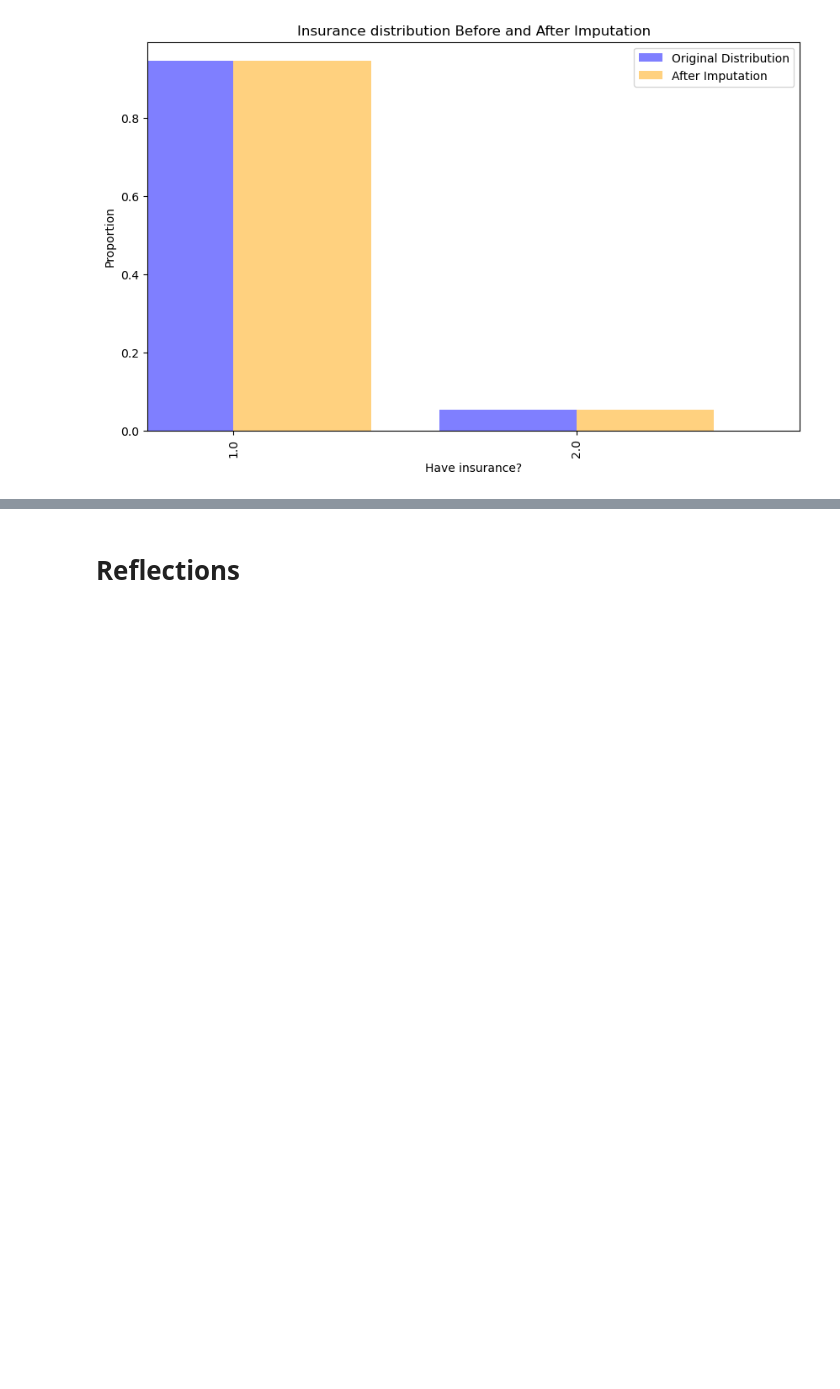
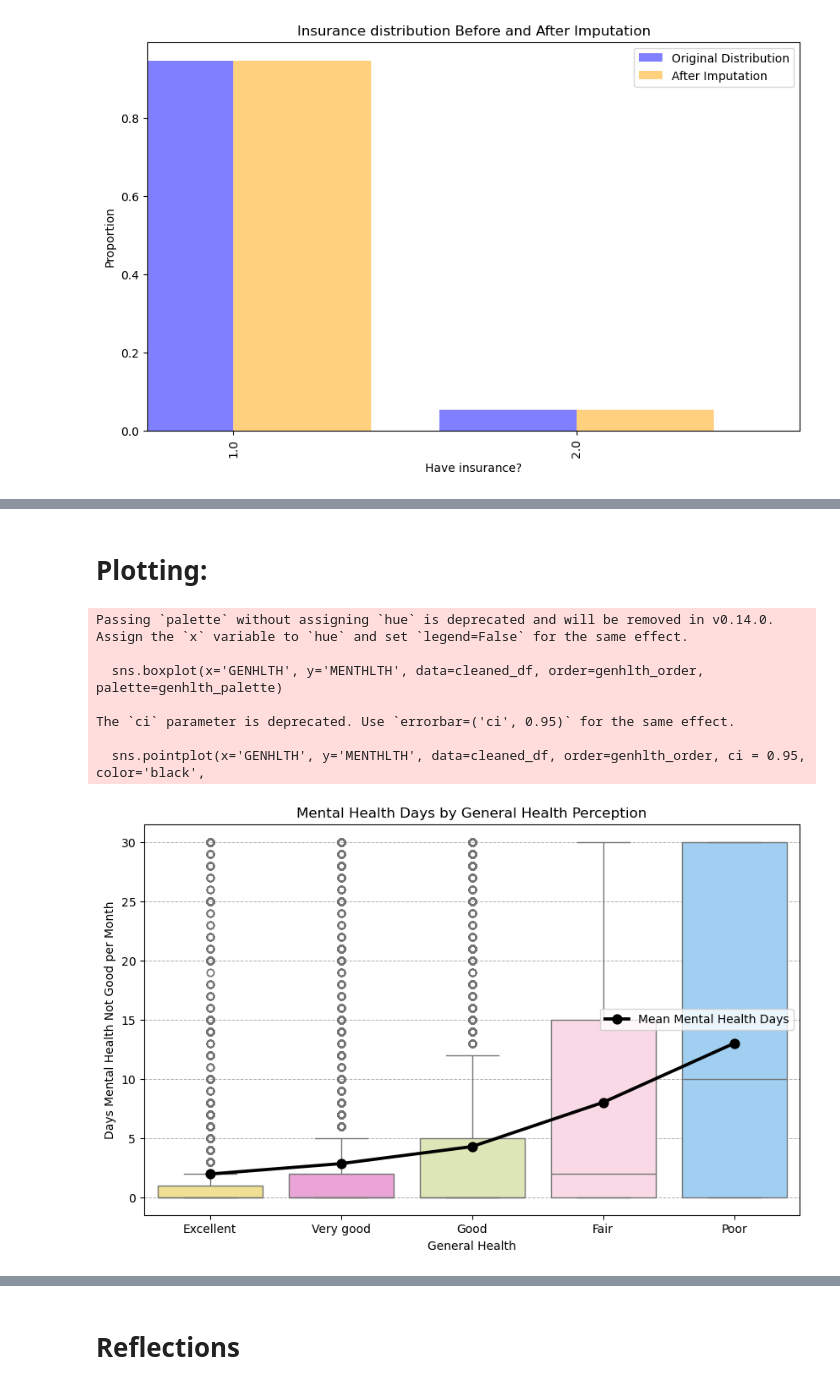
Before and after one commit to cs418-fa24/project-check-in-team-10, a Jupyter notebook: ProgressReport.ipynb, the cells around one changed output, grey strips where cells are left out. Drawn from its saved outputs; the diff is of its cells as text; code cells hidden in the pictures; blank space fills up the shorter version.

```diff
--- a/ProgressReport.ipynb
+++ b/ProgressReport.ipynb
@@ -589,0 +568,2 @@ df.to_csv('imputed_data.csv', index=False)
+# %%
+cleaned_df = pd.read_csv('imputed_data.csv')
@@ -589,0 +766,2 @@ df.to_csv('imputed_data.csv', index=False)
+# %% [markdown]
+# Plotting:
@@ -589,0 +787,33 @@ df.to_csv('imputed_data.csv', index=False)
+# %%
+genhlth_palette = {
+    'Excellent': "#FFEA85",
+    'Very good': "#F698DB",
+    'Good': "#E1EEAF",
+    'Fair': "#FFD3E4",
+    'Poor': "#92D1FF"
+}
+
+genhlth_order = ['Excellent', 'Very good', 'Good', 'Fair', 'Poor']
+
+plt.figure(figsize=(10, 6))
+sns.boxplot(x='GENHLTH', y='MENTHLTH', data=cleaned_df, order=genhlth_order, palette=genhlth_palette)
+
+#confidence intervals
+sns.pointplot(x='GENHLTH', y='MENTHLTH', data=cleaned_df, order=genhlth_order, ci = 0.95, color='black',
+              markers='o', linestyles='-', label='Mean Mental Health Days')
+
+plt.title('Mental Health Days by General Health Perception')
+plt.xlabel('General Health')
+plt.ylabel('Days Mental Health Not Good per Month')
+plt.grid(axis='y', linestyle='--', linewidth=0.7)
+plt.legend()
+plt.show()
+# %% [output]
+Passing `palette` without assigning `hue` is deprecated and will be removed in v0.14.0. Assign the `x` variable to `hue` and set `legend=False` for the same effect.
+
+  sns.boxplot(x='GENHLTH', y='MENTHLTH', data=cleaned_df, order=genhlth_order, palette=genhlth_palette)
+
+The `ci` parameter is deprecated. Use `errorbar=('ci', 0.95)` for the same effect.
+
+  sns.pointplot(x='GENHLTH', y='MENTHLTH', data=cleaned_df, order=genhlth_order, ci = 0.95, color='black',
+[figure, added]
```
Also changed, not shown: parts of 24 cells of this notebook, 2 other files.
